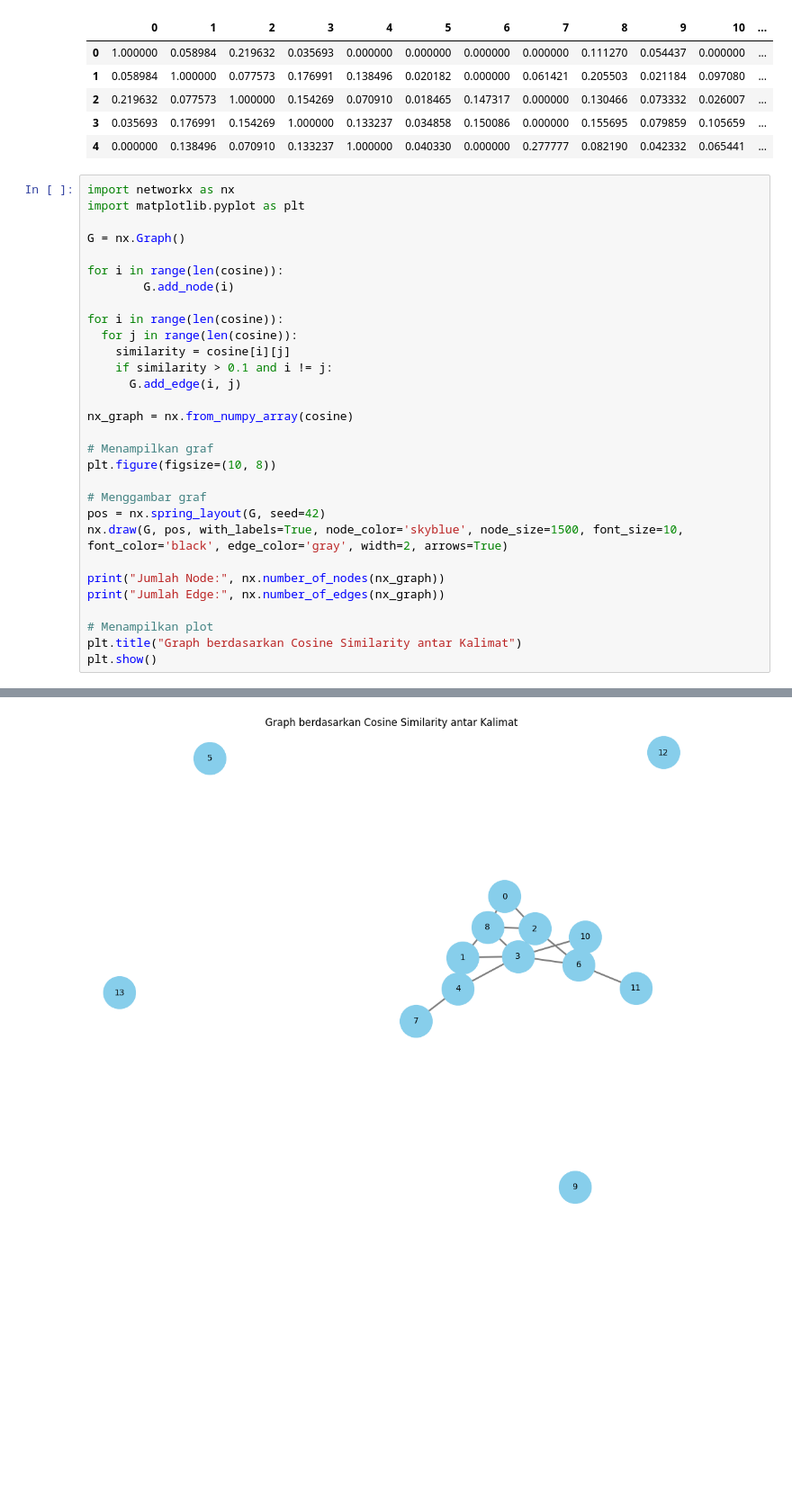
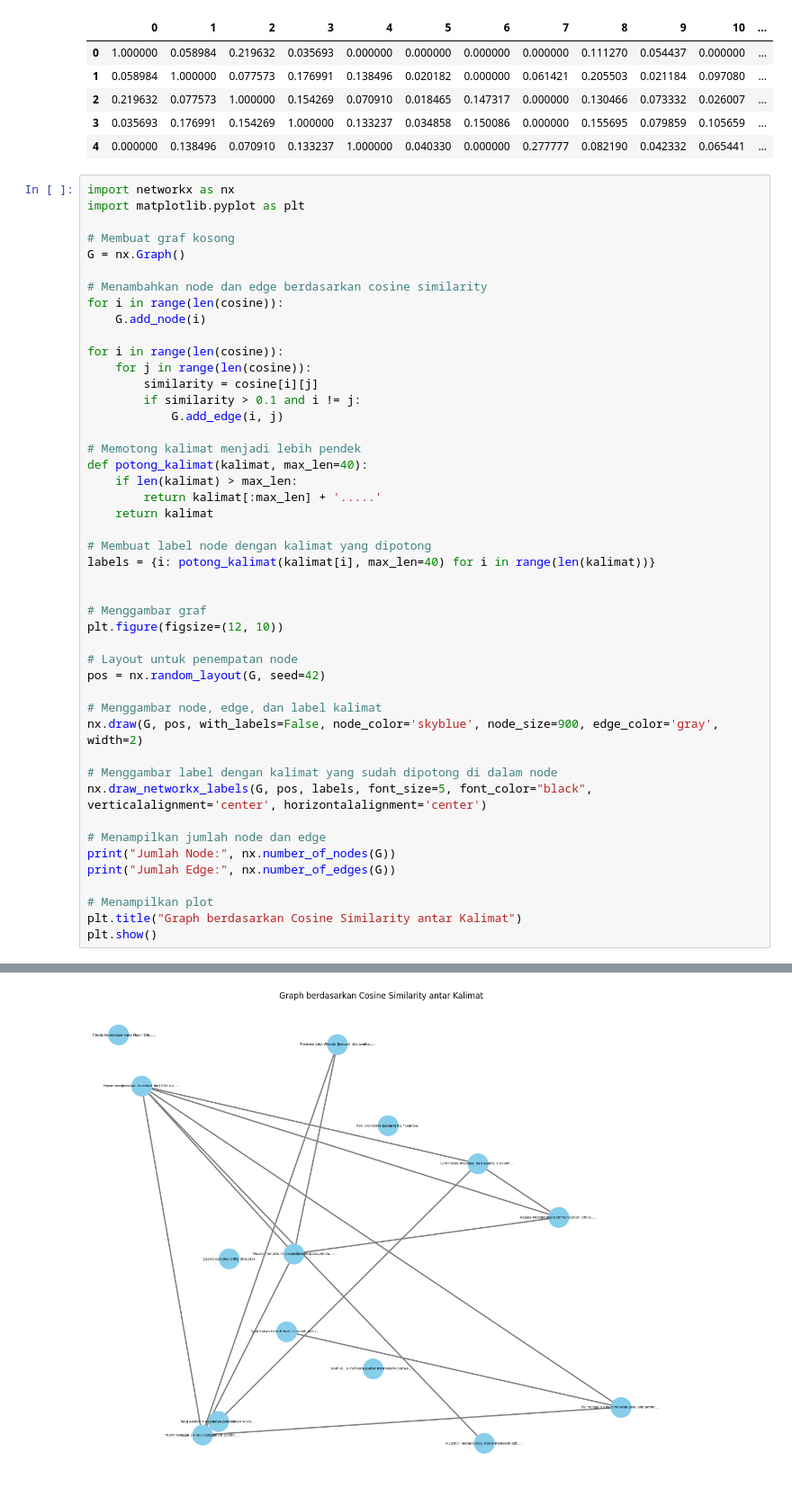
Before and after one commit to RahmaNhz/PPW, a Jupyter notebook: _sources/RingkasBerita.ipynb, the cells around one changed output, grey strips where cells are left out. Shown: that part at 90% size. Cells and saved outputs as stored; diff of their text form; blank space fills up the shorter version.

```diff
--- a/_sources/RingkasBerita.ipynb
+++ b/_sources/RingkasBerita.ipynb
@@ -83,28 +83,44 @@ similarity.head()
 import networkx as nx
 import matplotlib.pyplot as plt
 
+# Membuat graf kosong
 G = nx.Graph()
 
+# Menambahkan node dan edge berdasarkan cosine similarity
 for i in range(len(cosine)):
-        G.add_node(i)
+    G.add_node(i)
 
 for i in range(len(cosine)):
-  for j in range(len(cosine)):
-    similarity = cosine[i][j]
-    if similarity > 0.1 and i != j:
-      G.add_edge(i, j)
+    for j in range(len(cosine)):
+        similarity = cosine[i][j]
+        if similarity > 0.1 and i != j:
+            G.add_edge(i, j)
 
-nx_graph = nx.from_numpy_array(cosine)
+# Memotong kalimat menjadi lebih pendek
+def potong_kalimat(kalimat, max_len=40):
+    if len(kalimat) > max_len:
+        return kalimat[:max_len] + '.....'
+    return kalimat
 
-# Menampilkan graf
-plt.figure(figsize=(10, 8))
+# Membuat label node dengan kalimat yang dipotong
+labels = {i: potong_kalimat(kalimat[i], max_len=40) for i in range(len(kalimat))}
+
 
 # Menggambar graf
-pos = nx.spring_layout(G, seed=42)
-nx.draw(G, pos, with_labels=True, node_color='skyblue', node_size=1500, font_size=10, font_color='black', edge_color='gray', width=2, arrows=True)
+plt.figure(figsize=(12, 10))
 
-print("Jumlah Node:", nx.number_of_nodes(nx_graph))
-print("Jumlah Edge:", nx.number_of_edges(nx_graph))
+# Layout untuk penempatan node
+pos = nx.random_layout(G, seed=42)
+
+# Menggambar node, edge, dan label kalimat
+nx.draw(G, pos, with_labels=False, node_color='skyblue', node_size=900, edge_color='gray', width=2)
+
+# Menggambar label dengan kalimat yang sudah dipotong di dalam node
+nx.draw_networkx_labels(G, pos, labels, font_size=5, font_color="black", verticalalignment='center', horizontalalignment='center')
+
+# Menampilkan jumlah node dan edge
+print("Jumlah Node:", nx.number_of_nodes(G))
+print("Jumlah Edge:", nx.number_of_edges(G))
 
 # Menampilkan plot
 plt.title("Graph berdasarkan Cosine Similarity antar Kalimat")
@@ -115,3 +131,3 @@ Jumlah Edge: 67
-[figure, old version]
+[figure, new version]
 # %%
 # Menghitung betweenness centrality
```
Also changed, not shown: parts of 3 cells of this notebook, 14 other files.
